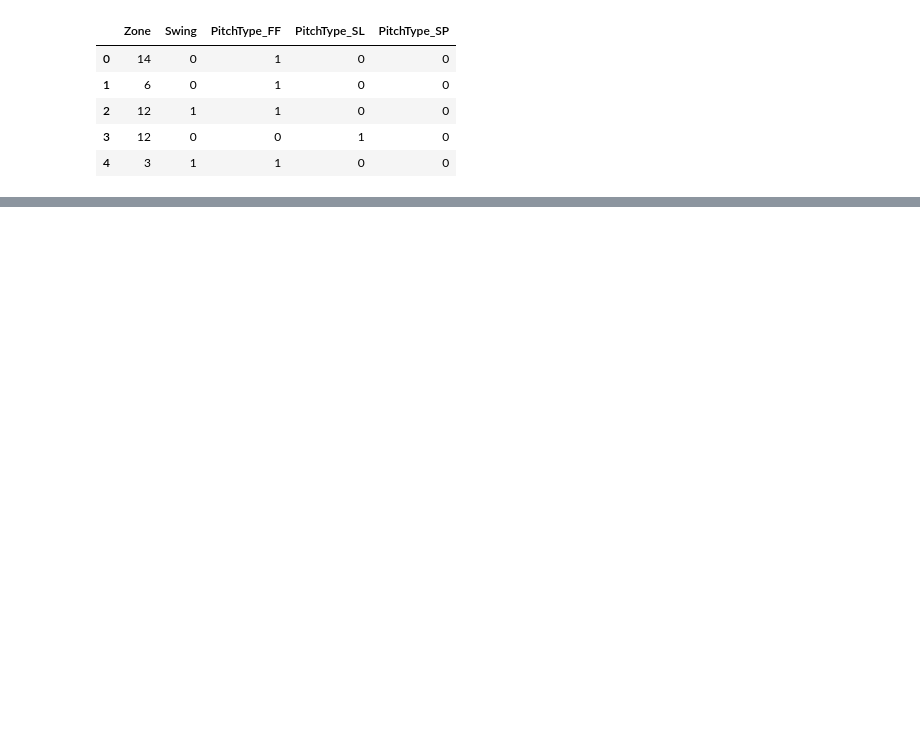
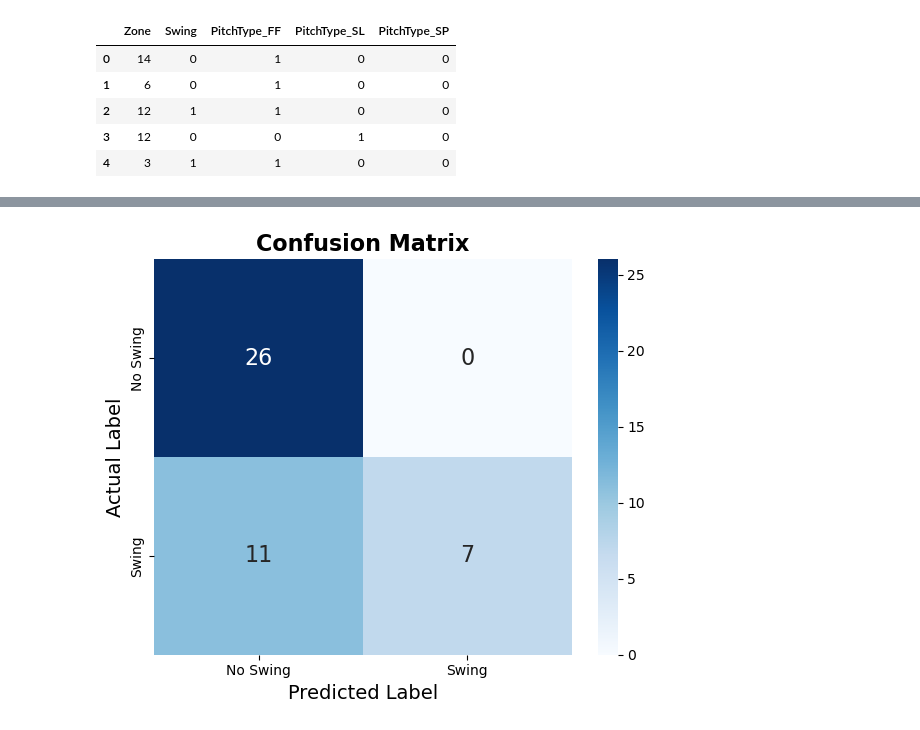
Before and after one commit to djweinmann/DS4420-Project, a Jupyter notebook: cnn/pitch_predict_cnn.ipynb, the cells around one changed output, grey strips where cells are left out. Drawn from its saved outputs; the diff is of its cells as text; code cells hidden in the pictures; blank space fills up the shorter version.

```diff
--- a/cnn/pitch_predict_cnn.ipynb
+++ b/cnn/pitch_predict_cnn.ipynb
@@ -109,0 +328,20 @@ array([[ 59,  60,  66, ..., 153, 130, 121],
+# %%
+import seaborn as sns
+# Calculate the confusion matrix
+cm = confusion_matrix(y_test, y_pred_binary)
+
+# Create a figure for the Confusion Matrix
+plt.figure(figsize=(6, 5))
+sns.heatmap(cm, annot=True, fmt='d', cmap='Blues',
+            xticklabels=['No Swing', 'Swing'],
+            yticklabels=['No Swing', 'Swing'],
+            annot_kws={"size": 16}) # Large text for readability
+
+plt.title('Confusion Matrix', fontsize=16, fontweight='bold')
+plt.ylabel('Actual Label', fontsize=14)
+plt.xlabel('Predicted Label', fontsize=14)
+plt.tight_layout()
+
+plt.show()
+# %% [output]
+[figure, added]
```
Also changed, not shown: parts of 10 cells of this notebook.
